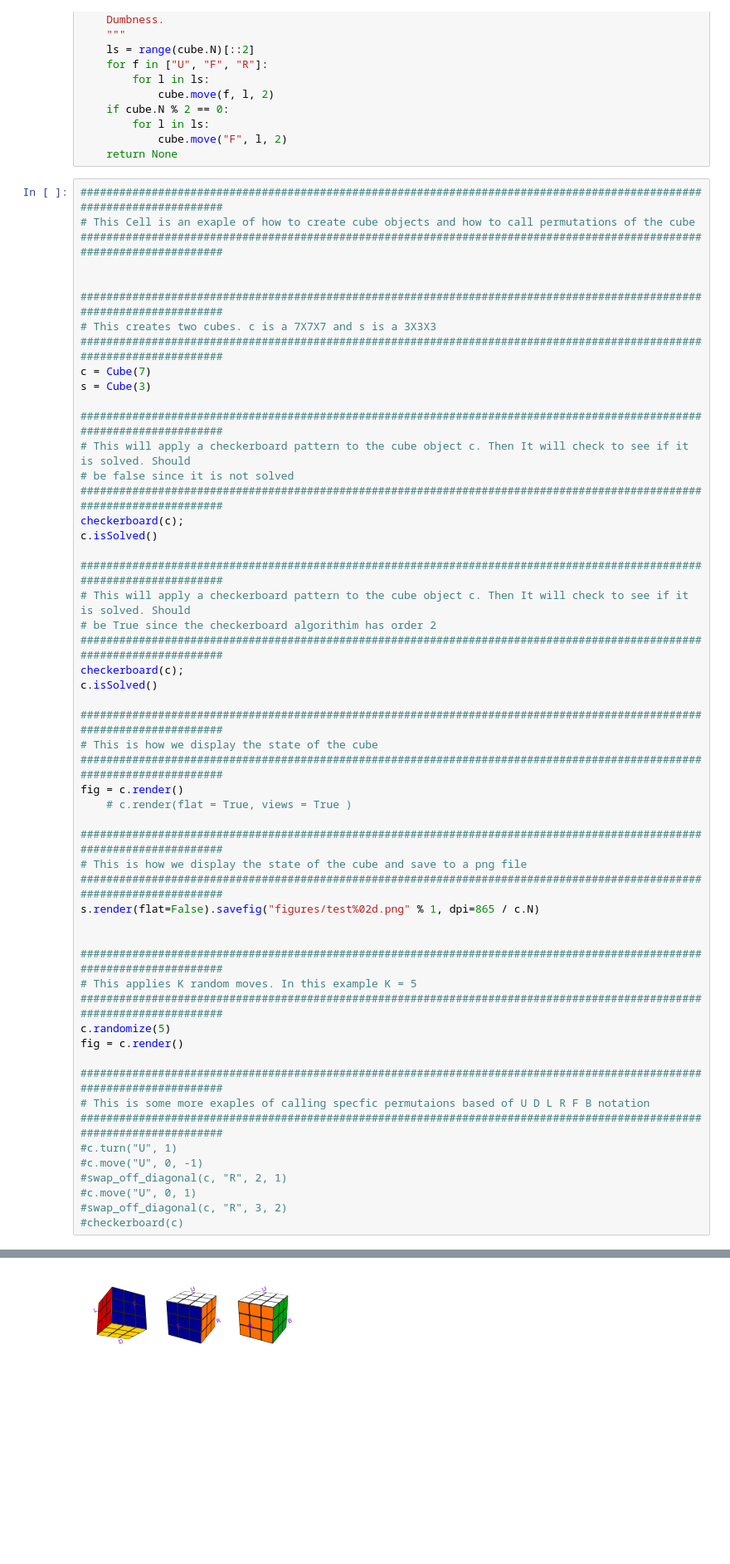
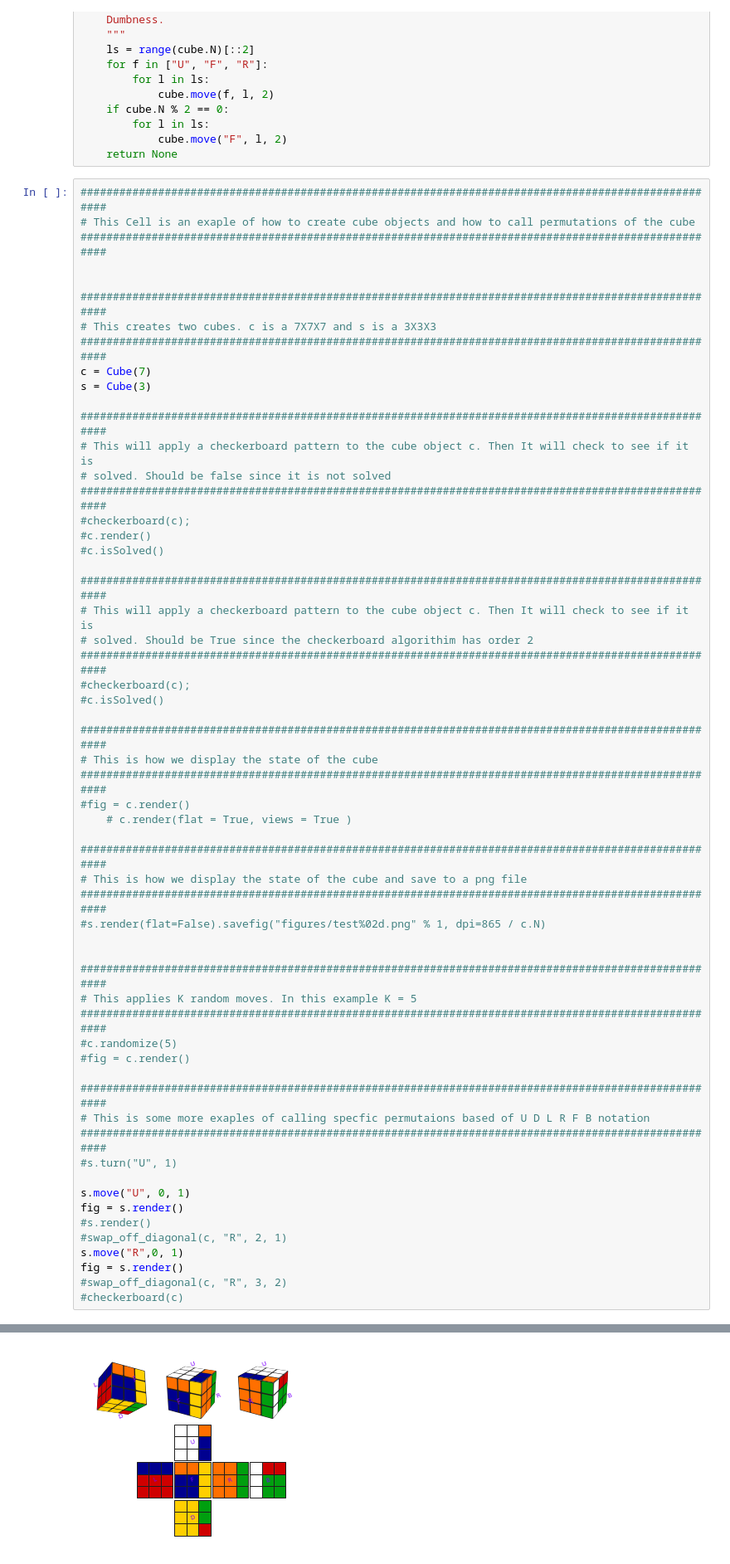
Before and after one commit to ChanceHamilton59/TheCube, a Jupyter notebook: CubeCode/CubeClass.ipynb, the cells around one changed output, grey strips where cells are left out. Shown at 83% size. Cells and saved outputs as stored; diff of their text form; blank space fills up the shorter version.

```diff
--- a/CubeCode/CubeClass.ipynb
+++ b/CubeCode/CubeClass.ipynb
@@ -300,56 +300,61 @@ def checkerboard(cube):
             cube.move("F", l, 2)
     return None
 # %%
-######################################################################################################################
+####################################################################################################
 # This Cell is an exaple of how to create cube objects and how to call permutations of the cube
-######################################################################################################################
+####################################################################################################
 
 
-######################################################################################################################
+####################################################################################################
 # This creates two cubes. c is a 7X7X7 and s is a 3X3X3
-######################################################################################################################
+####################################################################################################
 c = Cube(7)
 s = Cube(3)
 
-######################################################################################################################
-# This will apply a checkerboard pattern to the cube object c. Then It will check to see if it is solved. Should
-# be false since it is not solved
-######################################################################################################################
-checkerboard(c);
-c.isSolved()
+####################################################################################################
+# This will apply a checkerboard pattern to the cube object c. Then It will check to see if it is
+# solved. Should be false since it is not solved
+####################################################################################################
+#checkerboard(c);
+#c.render()
+#c.isSolved()
 
-######################################################################################################################
-# This will apply a checkerboard pattern to the cube object c. Then It will check to see if it is solved. Should
-# be True since the checkerboard algorithim has order 2
-######################################################################################################################
-checkerboard(c);
-c.isSolved()
+####################################################################################################
+# This will apply a checkerboard pattern to the cube object c. Then It will check to see if it is
+# solved. Should be True since the checkerboard algorithim has order 2
+####################################################################################################
+#checkerboard(c);
+#c.isSolved()
 
-######################################################################################################################
+####################################################################################################
 # This is how we display the state of the cube
-######################################################################################################################
-fig = c.render()
+####################################################################################################
+#fig = c.render()
     # c.render(flat = True, views = True )
 
-######################################################################################################################
+####################################################################################################
 # This is how we display the state of the cube and save to a png file
-######################################################################################################################
-s.render(flat=False).savefig("figures/test%02d.png" % 1, dpi=865 / c.N)
+####################################################################################################
+#s.render(flat=False).savefig("figures/test%02d.png" % 1, dpi=865 / c.N)
 
 
-######################################################################################################################
+####################################################################################################
 # This applies K random moves. In this example K = 5
-######################################################################################################################
-c.randomize(5)
-fig = c.render()
+####################################################################################################
+#c.randomize(5)
+#fig = c.render()
 
-######################################################################################################################
+####################################################################################################
 # This is some more exaples of calling specfic permutaions based of U D L R F B notation
-######################################################################################################################
-#c.turn("U", 1)
-#c.move("U", 0, -1)
+####################################################################################################
+#s.turn("U", 1)
+
+s.move("U", 0, 1)
+fig = s.render()
+#s.render()
 #swap_off_diagonal(c, "R", 2, 1)
-#c.move("U", 0, 1)
+s.move("R",0, 1)
+fig = s.render()
 #swap_off_diagonal(c, "R", 3, 2)
 #checkerboard(c)
 # %% [output]
@@ -359 +362 @@ Is Solved
-[figure, old version]
+[figure, new version]
```
Also changed, not shown: parts of 3 cells of this notebook.
